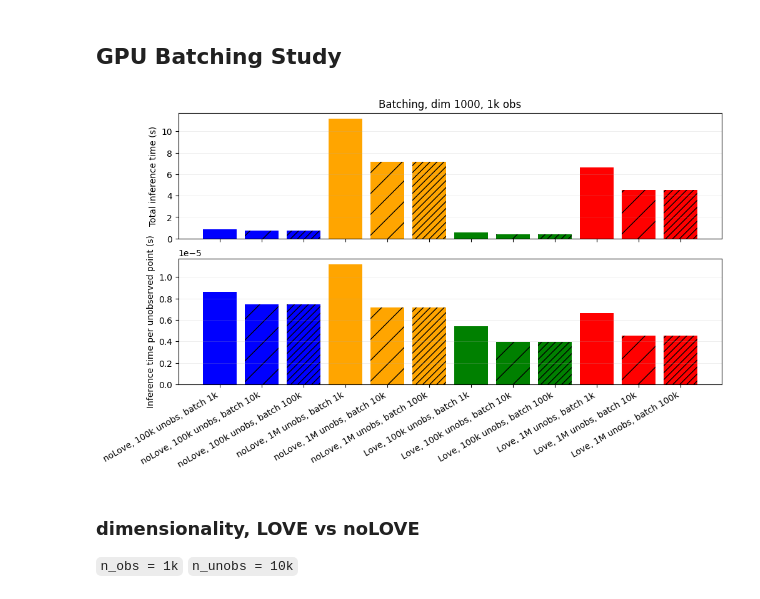
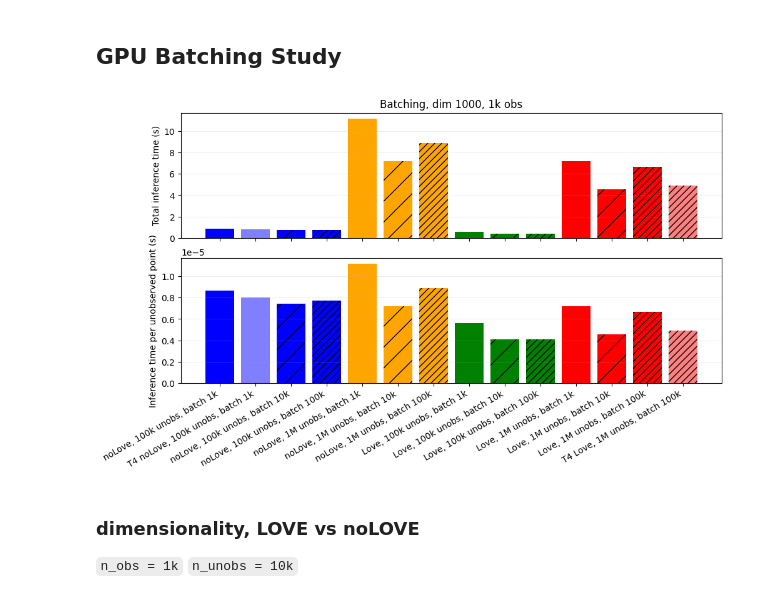
Before and after one commit to D3Mlab/nl-pe, a Jupyter notebook: notebooks/plots/gp_inf_times.ipynb, the cells around one changed output. Drawn from its saved outputs; the diff is of its cells as text; code cells hidden in the pictures.

Commit message:
fix qid string bug, run t4 speed exps

```diff
--- a/notebooks/plots/gp_inf_times.ipynb
+++ b/notebooks/plots/gp_inf_times.ipynb
@@ -63,21 +63,24 @@ plot_gp_inf_times_bar(
 ### Batched inf
 method_paths = [
     "trials/gps/exact/inference_only_speed/batching_study/no_fast/1000obs/100000unobs/d1000/b1000",
+    "trials/gps/exact/inference_only_speed/batching_study/no_fast/1000obs/100000unobs/d1000/b1000/colab_t4",
     "trials/gps/exact/inference_only_speed/batching_study/no_fast/1000obs/100000unobs/d1000/b10000",
-    "trials/gps/exact/inference_only_speed/batching_study/no_fast/1000obs/100000unobs/d1000/b10000",
+    "trials/gps/exact/inference_only_speed/batching_study/no_fast/1000obs/100000unobs/d1000/b100000",
     "trials/gps/exact/inference_only_speed/batching_study/no_fast/1000obs/1000000unobs/d1000/b1000",
     "trials/gps/exact/inference_only_speed/batching_study/no_fast/1000obs/1000000unobs/d1000/b10000",
-    "trials/gps/exact/inference_only_speed/batching_study/no_fast/1000obs/1000000unobs/d1000/b10000",
+    "trials/gps/exact/inference_only_speed/batching_study/no_fast/1000obs/1000000unobs/d1000/b100000",
     "trials/gps/exact/inference_only_speed/batching_study/fast/1000obs/100000unobs/d1000/b1000",
     "trials/gps/exact/inference_only_speed/batching_study/fast/1000obs/100000unobs/d1000/b10000",
-    "trials/gps/exact/inference_only_speed/batching_study/fast/1000obs/100000unobs/d1000/b10000",
+    "trials/gps/exact/inference_only_speed/batching_study/fast/1000obs/100000unobs/d1000/b100000",
     "trials/gps/exact/inference_only_speed/batching_study/fast/1000obs/1000000unobs/d1000/b1000",
     "trials/gps/exact/inference_only_speed/batching_study/fast/1000obs/1000000unobs/d1000/b10000",
-    "trials/gps/exact/inference_only_speed/batching_study/fast/1000obs/1000000unobs/d1000/b10000",
+    "trials/gps/exact/inference_only_speed/batching_study/fast/1000obs/1000000unobs/d1000/b100000",
+    "trials/gps/exact/inference_only_speed/batching_study/fast/1000obs/1000000unobs/d1000/b100000/colab_t4",
 ]
 
 method_names = [
     "noLove, 100k unobs, batch 1k",
+    "T4 noLove, 100k unobs, batch 1k",
     "noLove, 100k unobs, batch 10k",
     "noLove, 100k unobs, batch 100k",
     "noLove, 1M unobs, batch 1k",
@@ -87,35 +90,38 @@ method_names = [
     "Love, 100k unobs, batch 10k",
     "Love, 100k unobs, batch 100k",
     "Love, 1M unobs, batch 1k",
     "Love, 1M unobs, batch 10k",
     "Love, 1M unobs, batch 100k",
+    "T4 Love, 1M unobs, batch 100k",
 ]
 
 
 bar_styles = [
         {"color": "blue"},
+        {"color": "blue", "alpha": 0.5},
         {"color": "blue", "hatch": "/"},
         {"color": "blue", "hatch": "///"},
         {"color": "orange"},
         {"color": "orange", "hatch": "/"},
         {"color": "orange", "hatch": "///"},
         {"color": "green"},
         {"color": "green", "hatch": "/"},
         {"color": "green", "hatch": "///"},
         {"color": "red"},
         {"color": "red", "hatch": "/"},
-        {"color": "red", "hatch": "///"}
+        {"color": "red", "hatch": "///"},
+        {"color": "red", "hatch": "///", "alpha": 0.5},
 ]
 
 plot_gp_inf_times_bar(
     method_paths=method_paths,
     method_names=method_names,
     styles=bar_styles,
     title="Batching, dim 1000, 1k obs",
     log=False,
 )
 # %% [output]
-[figure, old version]
+[figure, new version]
 # %%
 method_paths = ['trials/gps/exact/inference_only_speed/fast/gpu/1000obs/10000unobs/d1',
 'trials/gps/exact/inference_only_speed/fast/gpu/1000obs/10000unobs/d10',
```
Also changed, not shown: 5 other files.
